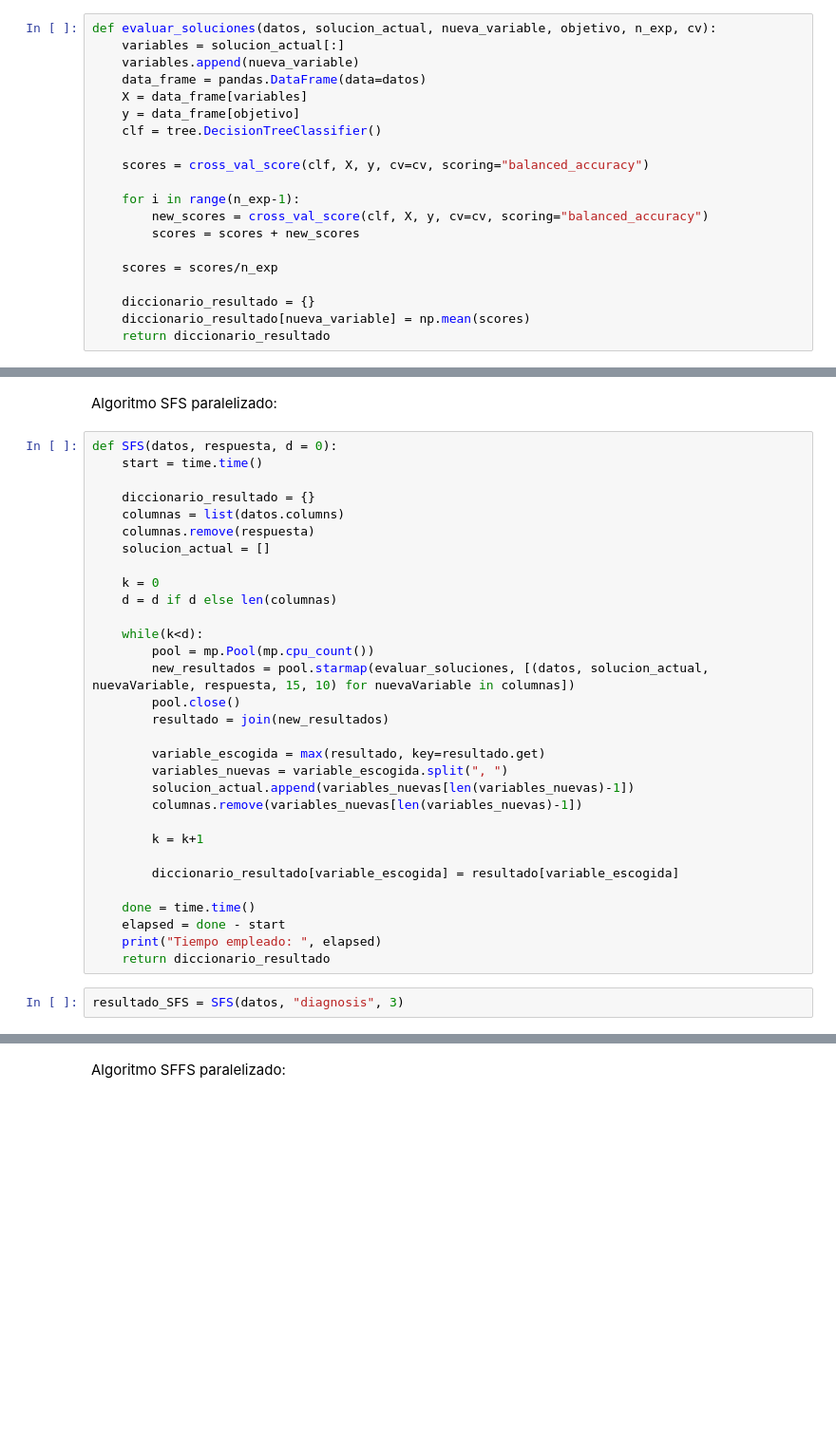
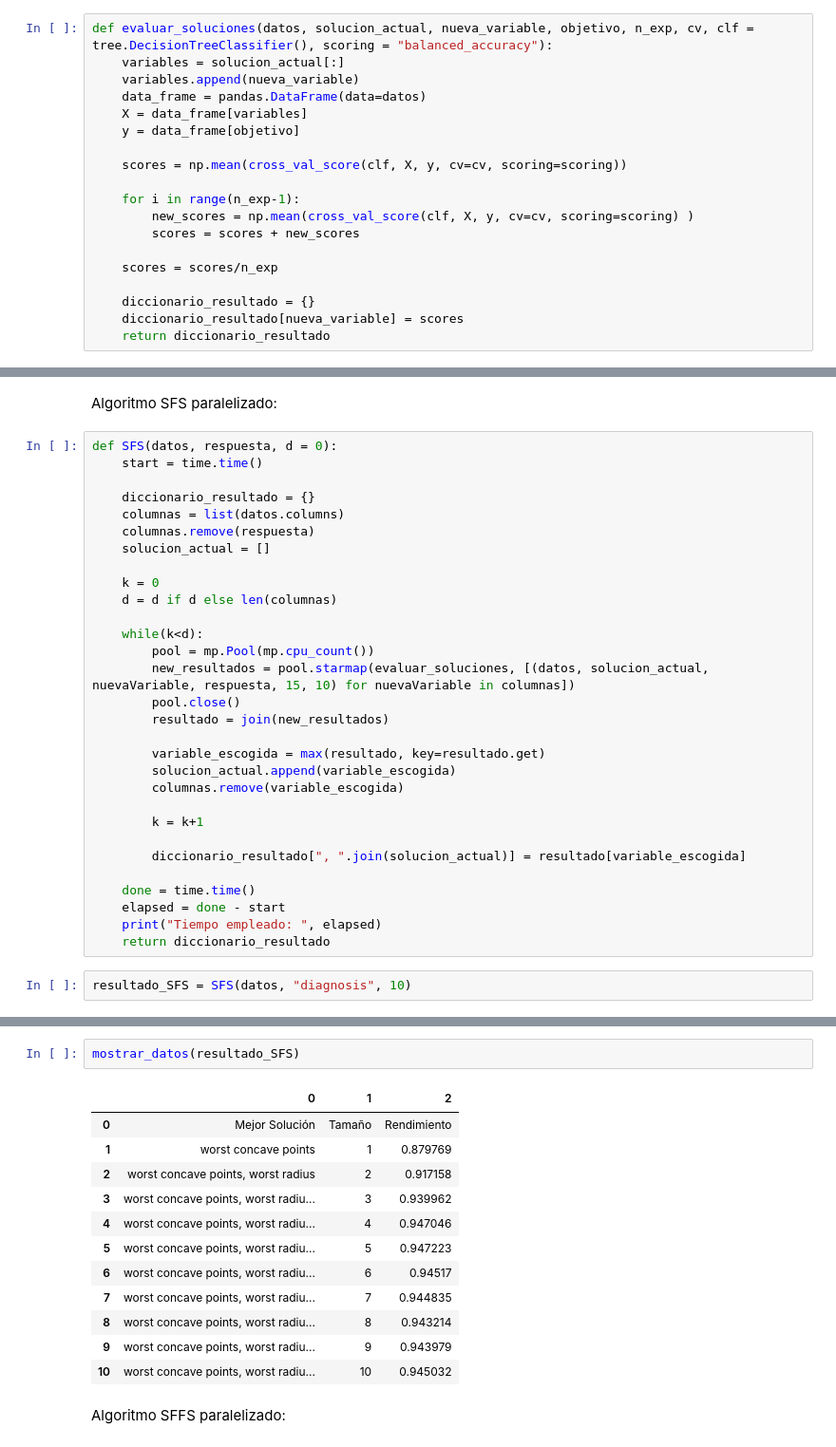
Before and after one commit to moicalcob/caracteristicas-modelos-predictivos-ia2020, a Jupyter notebook: Algoritmos paralelizados.ipynb, the cells around one changed output, grey strips where cells are left out. Shown at 95% size. Cells and saved outputs as stored; diff of their text form; blank space fills up the shorter version.

```diff
--- a/Algoritmos paralelizados.ipynb
+++ b/Algoritmos paralelizados.ipynb
@@ -40,21 +57,20 @@ def mostrar_datos(datos):
 # %%
-def evaluar_soluciones(datos, solucion_actual, nueva_variable, objetivo, n_exp, cv):
+def evaluar_soluciones(datos, solucion_actual, nueva_variable, objetivo, n_exp, cv, clf = tree.DecisionTreeClassifier(), scoring = "balanced_accuracy"):
     variables = solucion_actual[:]
     variables.append(nueva_variable)
     data_frame = pandas.DataFrame(data=datos)
     X = data_frame[variables]
     y = data_frame[objetivo]
-    clf = tree.DecisionTreeClassifier()
 
-    scores = cross_val_score(clf, X, y, cv=cv, scoring="balanced_accuracy")
+    scores = np.mean(cross_val_score(clf, X, y, cv=cv, scoring=scoring))
 
     for i in range(n_exp-1):
-        new_scores = cross_val_score(clf, X, y, cv=cv, scoring="balanced_accuracy")
+        new_scores = np.mean(cross_val_score(clf, X, y, cv=cv, scoring=scoring) )
         scores = scores + new_scores
 
     scores = scores/n_exp
 
     diccionario_resultado = {}
-    diccionario_resultado[nueva_variable] = np.mean(scores)
+    diccionario_resultado[nueva_variable] = scores
     return diccionario_resultado
 # %%
@@ -100,17 +115,16 @@ def SFS(datos, respuesta, d = 0):
         resultado = join(new_resultados)
 
         variable_escogida = max(resultado, key=resultado.get)
-        variables_nuevas = variable_escogida.split(", ")
-        solucion_actual.append(variables_nuevas[len(variables_nuevas)-1])
-        columnas.remove(variables_nuevas[len(variables_nuevas)-1])
+        solucion_actual.append(variable_escogida)
+        columnas.remove(variable_escogida)
 
         k = k+1
 
-        diccionario_resultado[variable_escogida] = resultado[variable_escogida]
+        diccionario_resultado[", ".join(solucion_actual)] = resultado[variable_escogida]
 
     done = time.time()
     elapsed = done - start
     print("Tiempo empleado: ", elapsed)
     return diccionario_resultado
 # %%
-resultado_SFS = SFS(datos, "diagnosis", 3)
+resultado_SFS = SFS(datos, "diagnosis", 10)
@@ -117,3 +133,18 @@ resultado_SFS = SFS(datos, "diagnosis", 3)
+# %%
+mostrar_datos(resultado_SFS)
+# %% [output]
+|  | 0 | 1 | 2 |
+| 0 | Mejor Solución | Tamaño | Rendimiento |
+| 1 | worst concave points | 1 | 0.879769 |
+| 2 | worst concave points, worst radius | 2 | 0.917158 |
+| 3 | worst concave points, worst radiu... | 3 | 0.939962 |
+| 4 | worst concave points, worst radiu... | 4 | 0.947046 |
+| 5 | worst concave points, worst radiu... | 5 | 0.947223 |
+| 6 | worst concave points, worst radiu... | 6 | 0.94517 |
+| 7 | worst concave points, worst radiu... | 7 | 0.944835 |
+| 8 | worst concave points, worst radiu... | 8 | 0.943214 |
+| 9 | worst concave points, worst radiu... | 9 | 0.943979 |
+| 10 | worst concave points, worst radiu... | 10 | 0.945032 |
 # %% [markdown]
 Algoritmo SFFS paralelizado:
 # %%
```
Also changed, not shown: parts of 5 cells of this notebook, 1 other file.
